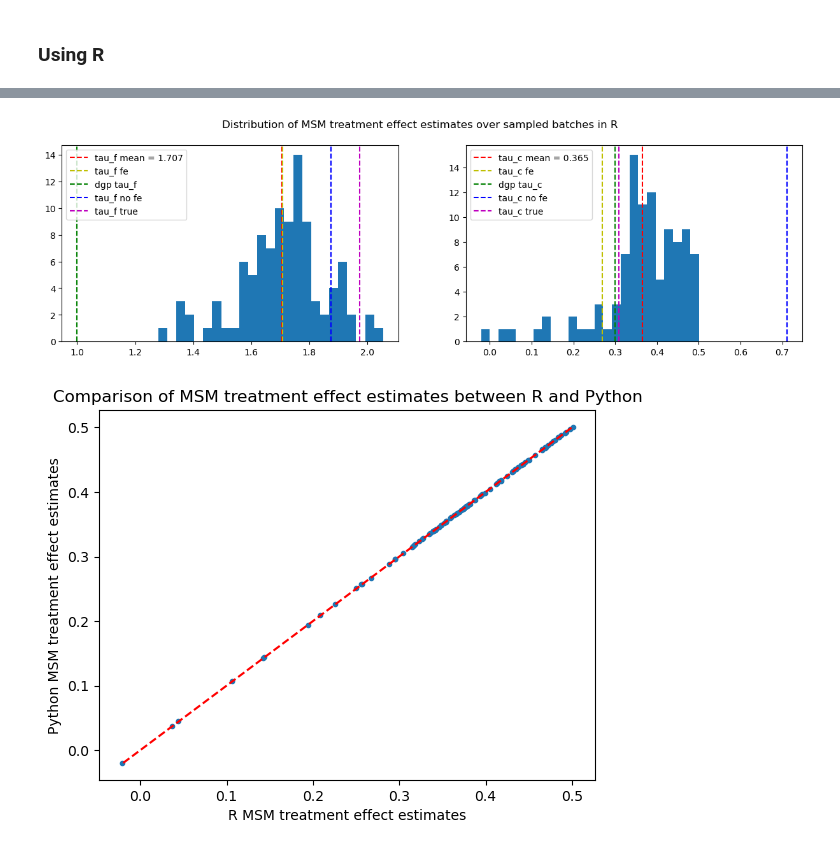
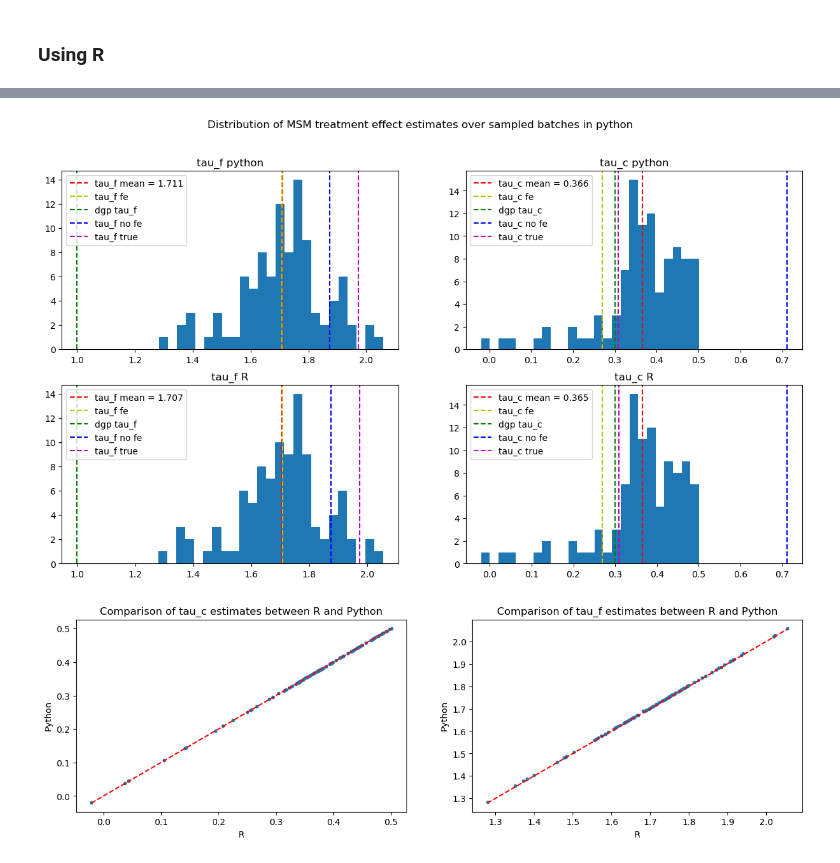
Before and after one commit to Ali-Setareh/SeqGPLVM_FEMSM, a Jupyter notebook: notebooks/model_inspection.ipynb, the cells around one changed output, grey strips where cells are left out. Cells and saved outputs as stored; diff of their text form; code cells hidden in the pictures.

```diff
--- a/notebooks/model_inspection.ipynb
+++ b/notebooks/model_inspection.ipynb
@@ -962,38 +815,66 @@ indexing batch 98/100 for MSM...
 indexing batch 99/100 for MSM...
 indexing batch 100/100 for MSM...
 # %%
-df_msm_results_train = msm_df[msm_df.subset == "train"]#pd.read_parquet(cwd/"results"/"msm"/"seqgplvm"/f"{train_id}_msm.parquet") #msm_df
-tau_c_seqgplvm =   df_msm_results_train["tau_c_fe"].values  #df_msm_results.query("subset == 'train'")["tau_c_fe"].values
-tau_f_seqgplvm =  df_msm_results_train["tau_f_fe"].values  #df_msm_results.query("subset == 'train'")["tau_f_fe"].values
+fig,ax = plt.subplots(2,2,figsize = (15,8))
+plt.suptitle("Distribution of MSM treatment effect estimates over sampled batches in python")
 
-fig,ax = plt.subplots(1,2,figsize = (15,4))
-plt.suptitle("Distribution of MSM treatment effect estimates over sampled batches in R")
-ax[0].hist(np.array(tau_f_seqgplvm), bins=25)
-ax[0].axvline(x=np.mean(tau_f_seqgplvm), color='r', linestyle='--', label=f'tau_f mean = {np.mean(tau_f_seqgplvm):.3f}')
-ax[0].axvline(x=np.mean(auxiliary["fe"]["tau_f"]), color='y', linestyle='--', label='tau_f fe')
-ax[0].axvline(x=mani["params"]["tau_F"], color='g', linestyle='--', label='dgp tau_f')
-ax[0].axvline(x=np.mean(auxiliary["no_fe"]["tau_f"]), color='b', linestyle='--', label='tau_f no fe')
-ax[0].axvline(x=np.mean(auxiliary["true"]["tau_f"]), color='m', linestyle='--', label='tau_f true')
+ax[0,0].hist(np.array(msm_df_seqgplvm["tau_f_fe_var"]), bins=25)
+ax[0,0].axvline(x=np.mean(msm_df_seqgplvm["tau_f_fe_var"]), color='r', linestyle='--', label=f'tau_f mean = {np.mean(msm_df_seqgplvm["tau_f_fe_var"]):.3f}')
+ax[0,0].axvline(x=np.mean(msm_df_seqgplvm["tau_f_fe"]), color='y', linestyle='--', label='tau_f fe')
+ax[0,0].axvline(x=mani["params"]["tau_F"], color='g', linestyle='--', label='dgp tau_f')
+ax[0,0].axvline(x=np.mean(msm_df_seqgplvm["tau_f_no_fe"]), color='b', linestyle='--', label='tau_f no fe')
+ax[0,0].axvline(x=np.mean(msm_df_true["tau_f_fe_var"]), color='m', linestyle='--', label='tau_f true')
+ax[0,0].set_title("tau_f python")
+ax[0,1].set_title("tau_c python")
+
+ax[0,1].hist(np.array(msm_df_seqgplvm["tau_c_fe_var"]), bins=25)
+ax[0,1].axvline(x=np.mean(msm_df_seqgplvm["tau_c_fe_var"]), color='r', linestyle='--', label='tau_c mean = {:.3f}'.format(np.mean(msm_df_seqgplvm["tau_c_fe_var"])))
+ax[0,1].axvline(x=np.mean(msm_df_seqgplvm["tau_c_fe"]), color='y', linestyle='--', label='tau_c fe')
+ax[0,1].axvline(x=mani["params"]["tau_C"], color='g', linestyle='--', label='dgp tau_c')
+ax[0,1].axvline(x=np.mean(msm_df_seqgplvm["tau_c_no_fe"]), color='b', linestyle='--', label='tau_c no fe')
+ax[0,1].axvline(x=np.mean(msm_df_true["tau_c_fe_var"]), color='m', linestyle='--', label='tau_c true')
+ax[0,0].legend()
+ax[0,1].legend()
 
 
-ax[1].hist(np.array(tau_c_seqgplvm), bins=25)
-ax[1].axvline(x=np.mean(tau_c_seqgplvm), color='r', linestyle='--', label=f'tau_c mean = {np.mean(tau_c_seqgplvm):.3f}')
-ax[1].axvline(x=np.mean(auxiliary["fe"]["tau_c"]), color='y', linestyle='--', label='tau_c fe')
-ax[1].axvline(x=mani["params"]["tau_C"], color='g', linestyle='--', label='dgp tau_c')
-ax[1].axvline(x=np.mean(auxiliary["no_fe"]["tau_c"]), color='b', linestyle='--', label='tau_c no fe')
-ax[1].axvline(x=np.mean(auxiliary["true"]["tau_c"]), color='m', linestyle='--', label='tau_c true')
+df_msm_results_train = msm_df[msm_df.subset == "train"]
+tau_c_seqgplvm =   df_msm_results_train["tau_c_fe"].values
+tau_f_seqgplvm =  df_msm_results_train["tau_f_fe"].values
 
-ax[0].legend()
-ax[1].legend()
+
+ax[1,0].hist(np.array(tau_f_seqgplvm), bins=25)
+ax[1,0].axvline(x=np.mean(tau_f_seqgplvm), color='r', linestyle='--', label=f'tau_f mean = {np.mean(tau_f_seqgplvm):.3f}')
+ax[1,0].axvline(x=np.mean(msm_df_seqgplvm["tau_f_fe"]), color='y', linestyle='--', label='tau_f fe')
+ax[1,0].axvline(x=mani["params"]["tau_F"], color='g', linestyle='--', label='dgp tau_f')
+ax[1,0].axvline(x=np.mean(msm_df_seqgplvm["tau_f_no_fe"]), color='b', linestyle='--', label='tau_f no fe')
+ax[1,0].axvline(x=np.mean(msm_df_true["tau_f_fe_var"]), color='m', linestyle='--', label='tau_f true')
+ax[1,0].set_title("tau_f R")
+ax[1,1].set_title("tau_c R")
+
+ax[1,1].hist(np.array(tau_c_seqgplvm), bins=25)
+ax[1,1].axvline(x=np.mean(tau_c_seqgplvm), color='r', linestyle='--', label=f'tau_c mean = {np.mean(tau_c_seqgplvm):.3f}')
+ax[1,1].axvline(x=np.mean(msm_df_seqgplvm["tau_c_fe"]), color='y', linestyle='--', label='tau_c fe')
+ax[1,1].axvline(x=mani["params"]["tau_C"], color='g', linestyle='--', label='dgp tau_c')
+ax[1,1].axvline(x=np.mean(msm_df_seqgplvm["tau_c_no_fe"]), color='b', linestyle='--', label='tau_c no fe')
+ax[1,1].axvline(x=np.mean(msm_df_true["tau_c_fe_var"]), color='m', linestyle='--', label='tau_c true')
+
+ax[1,0].legend()
+ax[1,1].legend()
 plt.show()
 # %% [output]
-[figure, old version]
+[figure, new version]
 # %%
-plt.plot(tau_c_seqgplvm,tau_c ,".") #df_msm_results.query("subset == 'train'")["tau_c_fe"].values
-plt.plot([min(tau_c), max(tau_c)], [min(tau_c), max(tau_c)], "--", color="red")
-plt.xlabel("R MSM treatment effect estimates")
-plt.ylabel("Python MSM treatment effect estimates")
-plt.title("Comparison of MSM treatment effect estimates between R and Python")
+fig, ax = plt.subplots(1,2, figsize=(15,4))
+ax[0].plot(tau_c_seqgplvm,msm_df_seqgplvm["tau_c_fe_var"] ,".")
+ax[0].plot([min(tau_c_seqgplvm), max(tau_c_seqgplvm)], [min(tau_c_seqgplvm), max(tau_c_seqgplvm)], "--", color="red")
+ax[0].set_xlabel("R")
+ax[0].set_ylabel("Python")
+ax[0].set_title("Comparison of tau_c estimates between R and Python")
+ax[1].plot(tau_f_seqgplvm,msm_df_seqgplvm["tau_f_fe_var"] ,".")
+ax[1].plot([min(tau_f_seqgplvm), max(tau_f_seqgplvm)], [min(tau_f_seqgplvm), max(tau_f_seqgplvm)], "--", color="red")
+ax[1].set_xlabel("R")
+ax[1].set_ylabel("Python")
+ax[1].set_title("Comparison of tau_f estimates between R and Python")
 plt.show()
 # %% [output]
-[figure, old version]
+[figure, new version]
```
Also changed, not shown: parts of 7 cells of this notebook.
